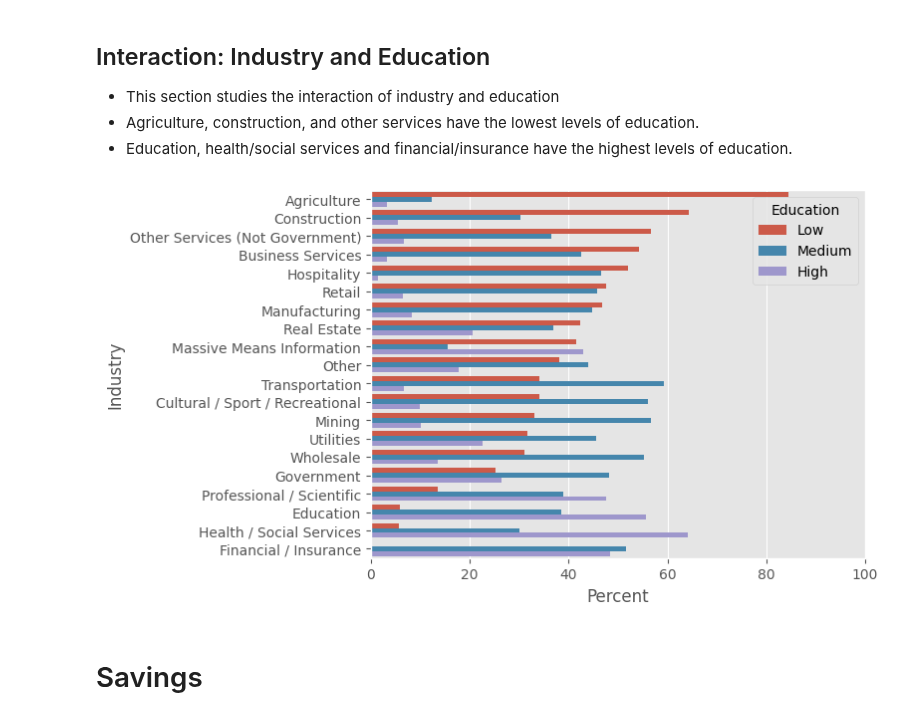
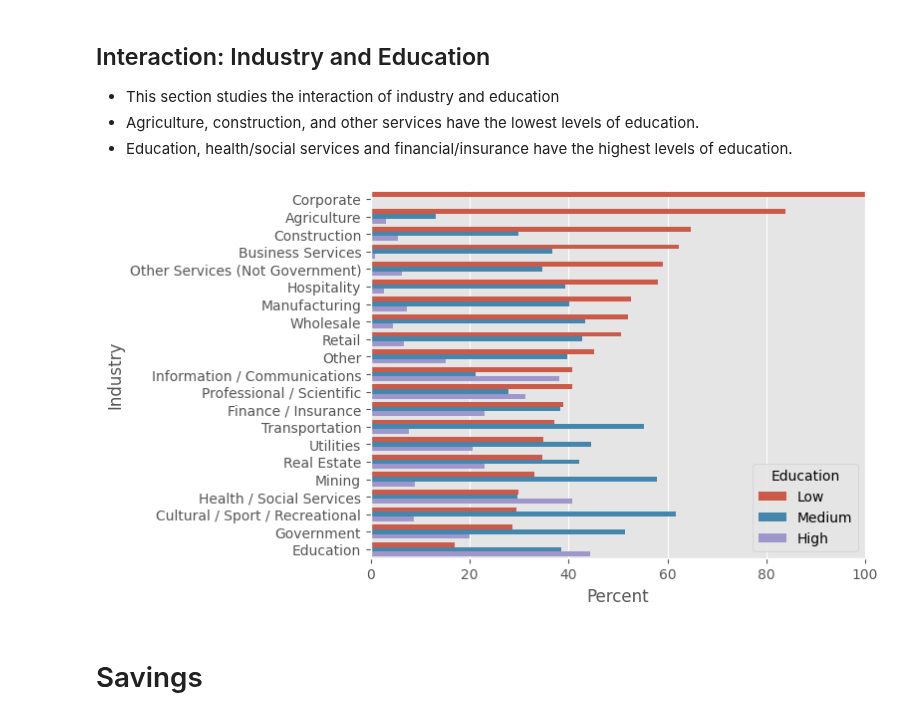
Before and after one commit to mjv2146/access-to-financial-markets, a Jupyter notebook: notebooks/2005/03_EDA.ipynb, the cells around one changed output. Drawn from its saved outputs; the diff is of its cells as text; code cells hidden in the pictures.

```diff
--- a/notebooks/2005/03_EDA.ipynb
+++ b/notebooks/2005/03_EDA.ipynb
@@ -417,6 +417,6 @@ plt.xlabel('Income (2005 Pesos)');
 # %%
-naics_by_education = 100 * pd.crosstab(df.naics_classification, df.education, df.weight, aggfunc='sum', normalize='index')
+naics_by_education = 100 * pd.crosstab(df.naics, df.education, df.weight, aggfunc='sum', normalize='index')
 naics_by_education = naics_by_education.sort_values('Low', ascending=False).reset_index()
-naics_by_education = naics_by_education.melt(id_vars='naics_classification', var_name='education', value_name='Percent')
+naics_by_education = naics_by_education.melt(id_vars='naics', var_name='education', value_name='Percent')
 naics_by_education
 # %% [output]
@@ -443,12 +439,12 @@ naics_by_education
 - Agriculture, construction, and other services have the lowest levels of education.
 - Education, health/social services and financial/insurance have the highest levels of education.
 # %%
-sns.barplot(naics_by_education, y='naics_classification', x='Percent', orient='h', hue='education')
+sns.barplot(naics_by_education, y='naics', x='Percent', orient='h', hue='education')
 plt.ylabel('Industry')
 plt.legend(title='Education')
 plt.xlim(0, 100);
 # %% [output]
-[figure, old version]
+[figure, new version]
 # %% [markdown]
 # Savings
 # %%
```
Also changed, not shown: parts of 6 cells of this notebook, 3 other files.
